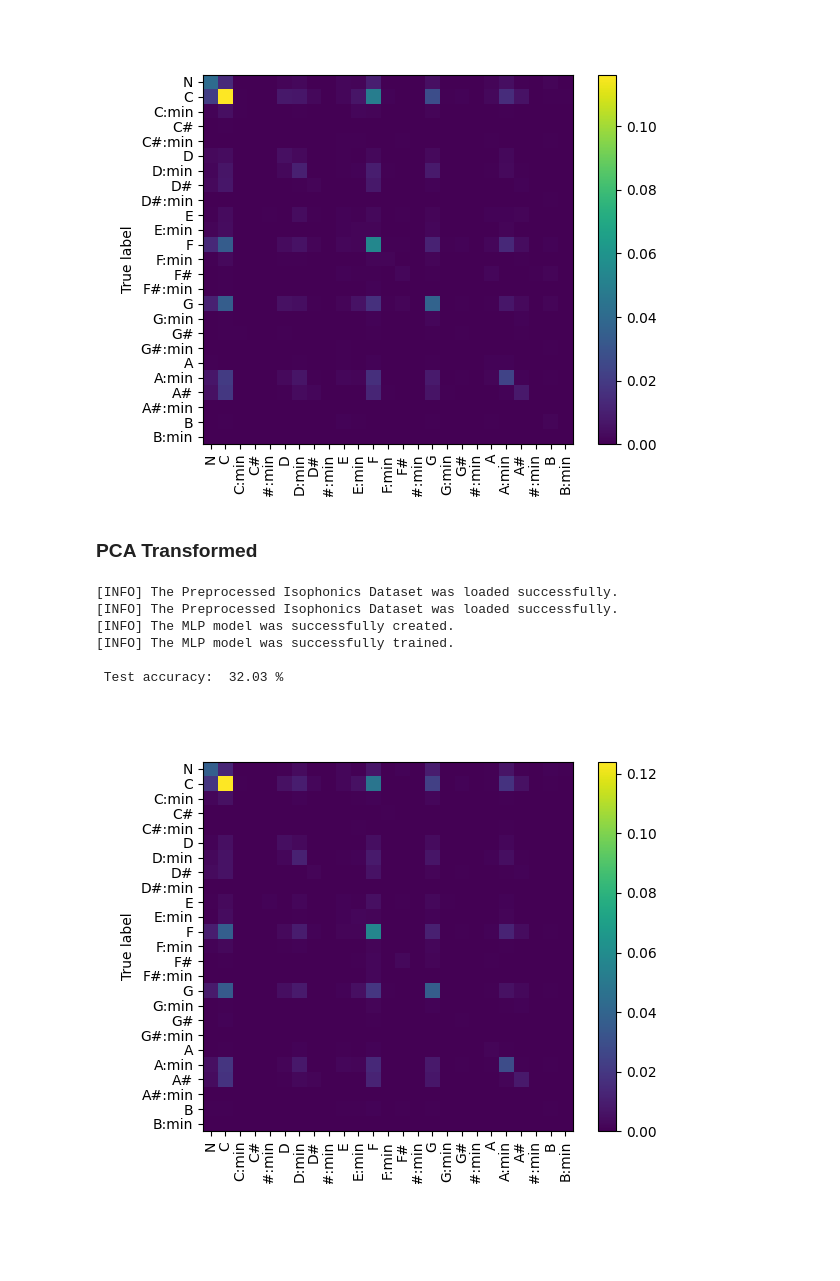
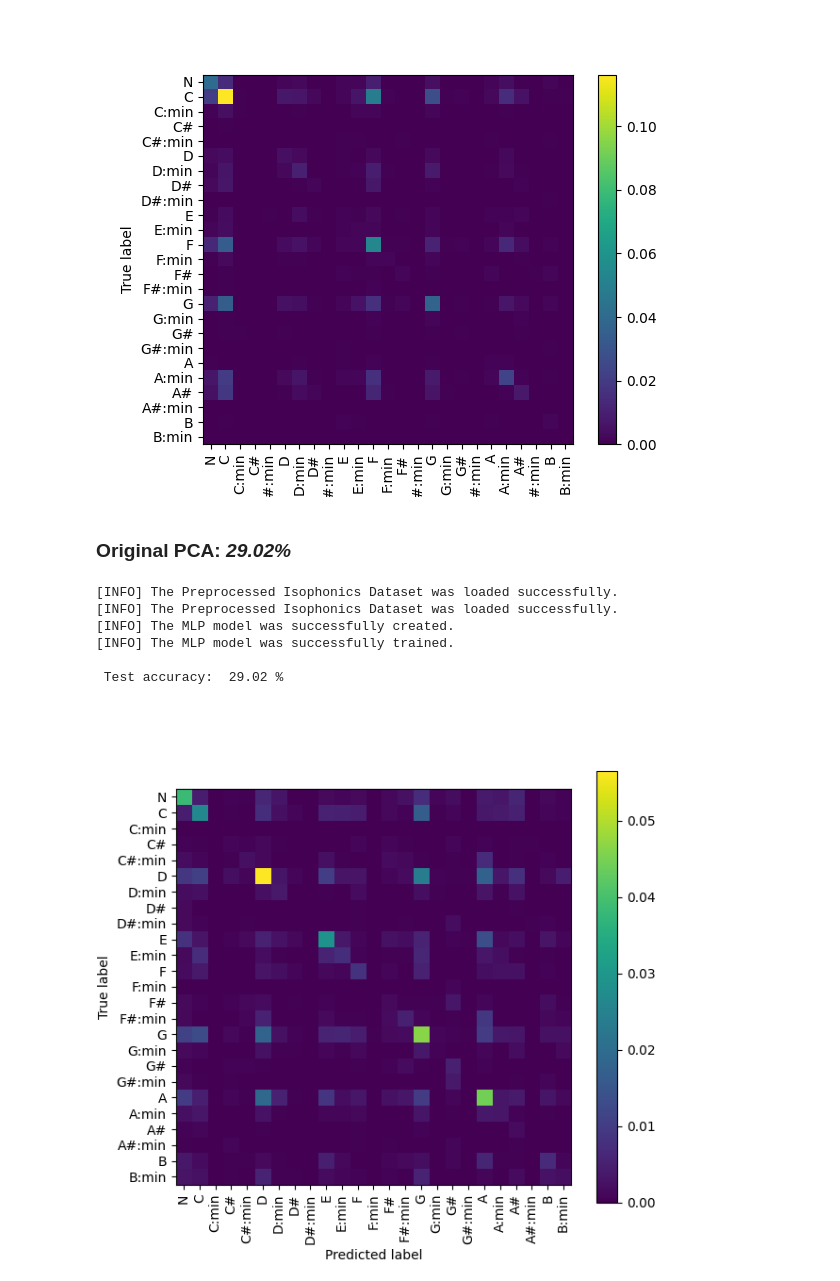
Before and after one commit to lanzv/SongChordsRecognizer, a Jupyter notebook: ACR_Training/Beatles Results.ipynb, the cells around one changed output. Saved outputs shown, nothing was run; the diff lists cells and outputs as text; code cells hidden in the pictures; blank space fills up the shorter version.

```diff
--- a/ACR_Training/Beatles Results.ipynb
+++ b/ACR_Training/Beatles Results.ipynb
@@ -616,0 +660,33 @@ Epoch 50/50
+# %%
+from sklearn.preprocessing import StandardScaler
+from sklearn.decomposition import PCA
+from sklearn.pipeline import Pipeline
+
+# Preprocessing
+pca = PCA()
+preprocessor = pca
+
+
+# DATA PREPARATION
+# Train data
+train_x, train_y = IsophonicsDataset.load_preprocessed_dataset("../input/beatles/Beatles5_logmel_train.ds")
+print(np.array(train_x).shape)
+# Test data
+test_x, test_y = IsophonicsDataset.load_preprocessed_dataset("../input/beatles/Beatles5_logmel_test.ds")
+# Preprocessor
+preprocessor.fit(train_X)
+train_x = preprocessor.transform(train_x)
+
+
+# TRAIN
+# Create model
+mlp_model = MLP(random_state=7)
+# Train model
+mlp_model.fit(train_x, train_y)
+
+# EVALUATE
+# Preprocessing
+test_x = preprocessor.transform(test_x)
+# Display score
+print("\n","Test accuracy: ", "{:.2f}".format(100*mlp_model.score(test_x, test_y)), "%", "\n")
+mlp_model.display_confusion_matrix(test_x, test_y)
@@ -655,45 +741,43 @@ mlp_model.display_confusion_matrix(test_x, test_y)
  Test accuracy:  30.67 %
 [figure]
 # %% [markdown]
-### PCA Transformed
+### Original PCA: ***29.02%***
 # %%
-from sklearn.preprocessing import StandardScaler
 from sklearn.decomposition import PCA
-from sklearn.pipeline import Pipeline
 
 # Preprocessing
 pca = PCA()
 preprocessor = pca
 
 
 # DATA PREPARATION
 # Train data
-train_x, train_y = IsophonicsDataset.load_preprocessed_dataset("../input/beatles/Beatles5_logmel_train.ds")
+train_x, train_y = IsophonicsDataset.load_preprocessed_dataset("../input/beatles/Beatles5_logmel_original_train.ds")
 print(np.array(train_x).shape)
 # Test data
-test_x, test_y = IsophonicsDataset.load_preprocessed_dataset("../input/beatles/Beatles5_logmel_test.ds")
+test_x, test_y = IsophonicsDataset.load_preprocessed_dataset("../input/beatles/Beatles5_logmel_original_test.ds")
 # Preprocessor
 preprocessor.fit(train_X)
 train_x = preprocessor.transform(train_x)
 
 
 # TRAIN
 # Create model
 mlp_model = MLP(random_state=7)
 # Train model
 mlp_model.fit(train_x, train_y)
 
 # EVALUATE
 # Preprocessing
 test_x = preprocessor.transform(test_x)
 # Display score
 print("\n","Test accuracy: ", "{:.2f}".format(100*mlp_model.score(test_x, test_y)), "%", "\n")
 mlp_model.display_confusion_matrix(test_x, test_y)
 # %% [output]
 [INFO] The Preprocessed Isophonics Dataset was loaded successfully.
 [INFO] The Preprocessed Isophonics Dataset was loaded successfully.
 [INFO] The MLP model was successfully created.
 [INFO] The MLP model was successfully trained.
 
- Test accuracy:  32.03 %
+ Test accuracy:  29.02 %
-[figure, old version]
+[figure, new version]
```
Also changed, not shown: parts of 26 cells of this notebook.
